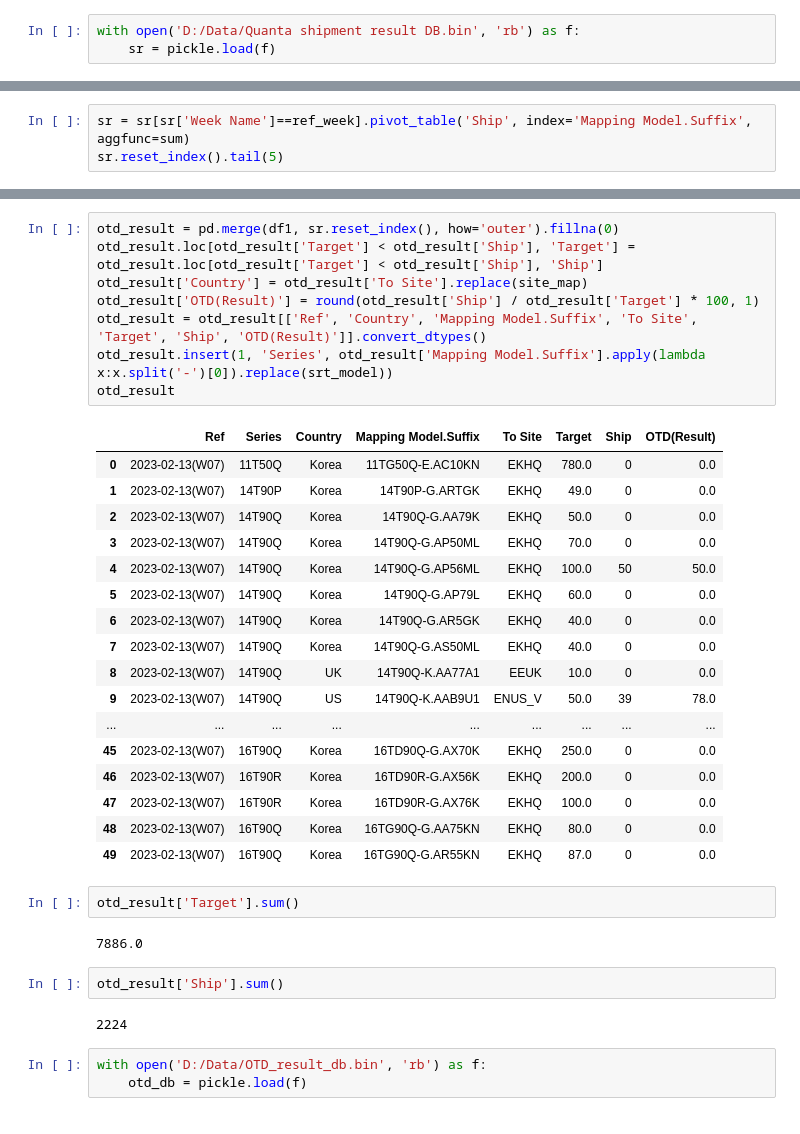
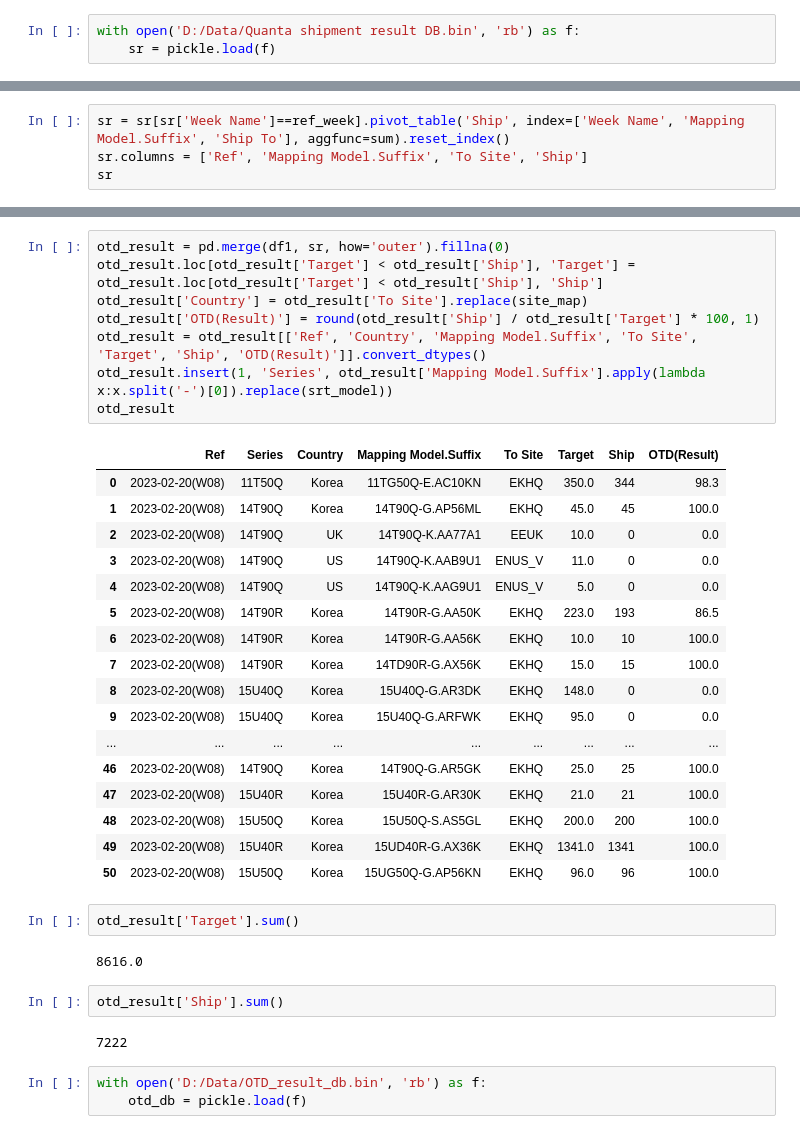
Before and after one commit to JONGMOKLEE76/AutoWork, a Jupyter notebook: [업무활용] Quanta OTD result 구하기.ipynb, the cells around one changed output, grey strips where cells are left out. Drawn from its saved outputs; the diff is of its cells as text.

```diff
--- a/[업무활용] Quanta OTD result 구하기.ipynb
+++ b/[업무활용] Quanta OTD result 구하기.ipynb
@@ -51,4 +51,5 @@ df1['Target'].sum()
 # %%
-sr = sr[sr['Week Name']==ref_week].pivot_table('Ship', index='Mapping Model.Suffix', aggfunc=sum)
-sr.reset_index().tail(5)
+sr = sr[sr['Week Name']==ref_week].pivot_table('Ship', index=['Week Name', 'Mapping Model.Suffix', 'Ship To'], aggfunc=sum).reset_index()
+sr.columns = ['Ref', 'Mapping Model.Suffix', 'To Site', 'Ship']
+sr
 # %% [output]
@@ -71,37 +83,37 @@ df1.tail(5)
 # %%
-otd_result = pd.merge(df1, sr.reset_index(), how='outer').fillna(0)
+otd_result = pd.merge(df1, sr, how='outer').fillna(0)
 otd_result.loc[otd_result['Target'] < otd_result['Ship'], 'Target'] = otd_result.loc[otd_result['Target'] < otd_result['Ship'], 'Ship']
 otd_result['Country'] = otd_result['To Site'].replace(site_map)
 otd_result['OTD(Result)'] = round(otd_result['Ship'] / otd_result['Target'] * 100, 1)
 otd_result = otd_result[['Ref', 'Country', 'Mapping Model.Suffix', 'To Site', 'Target', 'Ship', 'OTD(Result)']].convert_dtypes()
 otd_result.insert(1, 'Series', otd_result['Mapping Model.Suffix'].apply(lambda x:x.split('-')[0]).replace(srt_model))
 otd_result
 # %% [output]
 |  | Ref | Series | Country | Mapping Model.Suffix | To Site | Target | Ship | OTD(Result) |
-| 0 | 2023-02-13(W07) | 11T50Q | Korea | 11TG50Q-E.AC10KN | EKHQ | 780.0 | 0 | 0.0 |
-| 1 | 2023-02-13(W07) | 14T90P | Korea | 14T90P-G.ARTGK | EKHQ | 49.0 | 0 | 0.0 |
-| 2 | 2023-02-13(W07) | 14T90Q | Korea | 14T90Q-G.AA79K | EKHQ | 50.0 | 0 | 0.0 |
-| 3 | 2023-02-13(W07) | 14T90Q | Korea | 14T90Q-G.AP50ML | EKHQ | 70.0 | 0 | 0.0 |
-| 4 | 2023-02-13(W07) | 14T90Q | Korea | 14T90Q-G.AP56ML | EKHQ | 100.0 | 50 | 50.0 |
-| 5 | 2023-02-13(W07) | 14T90Q | Korea | 14T90Q-G.AP79L | EKHQ | 60.0 | 0 | 0.0 |
-| 6 | 2023-02-13(W07) | 14T90Q | Korea | 14T90Q-G.AR5GK | EKHQ | 40.0 | 0 | 0.0 |
-| 7 | 2023-02-13(W07) | 14T90Q | Korea | 14T90Q-G.AS50ML | EKHQ | 40.0 | 0 | 0.0 |
-| 8 | 2023-02-13(W07) | 14T90Q | UK | 14T90Q-K.AA77A1 | EEUK | 10.0 | 0 | 0.0 |
-| 9 | 2023-02-13(W07) | 14T90Q | US | 14T90Q-K.AAB9U1 | ENUS_V | 50.0 | 39 | 78.0 |
+| 0 | 2023-02-20(W08) | 11T50Q | Korea | 11TG50Q-E.AC10KN | EKHQ | 350.0 | 344 | 98.3 |
+| 1 | 2023-02-20(W08) | 14T90Q | Korea | 14T90Q-G.AP56ML | EKHQ | 45.0 | 45 | 100.0 |
+| 2 | 2023-02-20(W08) | 14T90Q | UK | 14T90Q-K.AA77A1 | EEUK | 10.0 | 0 | 0.0 |
+| 3 | 2023-02-20(W08) | 14T90Q | US | 14T90Q-K.AAB9U1 | ENUS_V | 11.0 | 0 | 0.0 |
+| 4 | 2023-02-20(W08) | 14T90Q | US | 14T90Q-K.AAG9U1 | ENUS_V | 5.0 | 0 | 0.0 |
+| 5 | 2023-02-20(W08) | 14T90R | Korea | 14T90R-G.AA50K | EKHQ | 223.0 | 193 | 86.5 |
+| 6 | 2023-02-20(W08) | 14T90R | Korea | 14T90R-G.AA56K | EKHQ | 10.0 | 10 | 100.0 |
+| 7 | 2023-02-20(W08) | 14T90R | Korea | 14TD90R-G.AX56K | EKHQ | 15.0 | 15 | 100.0 |
+| 8 | 2023-02-20(W08) | 15U40Q | Korea | 15U40Q-G.AR3DK | EKHQ | 148.0 | 0 | 0.0 |
+| 9 | 2023-02-20(W08) | 15U40Q | Korea | 15U40Q-G.ARFWK | EKHQ | 95.0 | 0 | 0.0 |
 | ... | ... | ... | ... | ... | ... | ... | ... | ... |
-| 45 | 2023-02-13(W07) | 16T90Q | Korea | 16TD90Q-G.AX70K | EKHQ | 250.0 | 0 | 0.0 |
-| 46 | 2023-02-13(W07) | 16T90R | Korea | 16TD90R-G.AX56K | EKHQ | 200.0 | 0 | 0.0 |
-| 47 | 2023-02-13(W07) | 16T90R | Korea | 16TD90R-G.AX76K | EKHQ | 100.0 | 0 | 0.0 |
-| 48 | 2023-02-13(W07) | 16T90Q | Korea | 16TG90Q-G.AA75KN | EKHQ | 80.0 | 0 | 0.0 |
-| 49 | 2023-02-13(W07) | 16T90Q | Korea | 16TG90Q-G.AR55KN | EKHQ | 87.0 | 0 | 0.0 |
+| 46 | 2023-02-20(W08) | 14T90Q | Korea | 14T90Q-G.AR5GK | EKHQ | 25.0 | 25 | 100.0 |
+| 47 | 2023-02-20(W08) | 15U40R | Korea | 15U40R-G.AR30K | EKHQ | 21.0 | 21 | 100.0 |
+| 48 | 2023-02-20(W08) | 15U50Q | Korea | 15U50Q-S.AS5GL | EKHQ | 200.0 | 200 | 100.0 |
+| 49 | 2023-02-20(W08) | 15U40R | Korea | 15UD40R-G.AX36K | EKHQ | 1341.0 | 1341 | 100.0 |
+| 50 | 2023-02-20(W08) | 15U50Q | Korea | 15UG50Q-G.AP56KN | EKHQ | 96.0 | 96 | 100.0 |
 # %%
 otd_result['Target'].sum()
 # %% [output]
-7886.0
+8616.0
 # %%
 otd_result['Ship'].sum()
 # %% [output]
-2224
+7222
 # %%
 with open('D:/Data/OTD_result_db.bin', 'rb') as f:
     otd_db = pickle.load(f)
```
Also changed, not shown: parts of 8 cells of this notebook, 3 other files.
